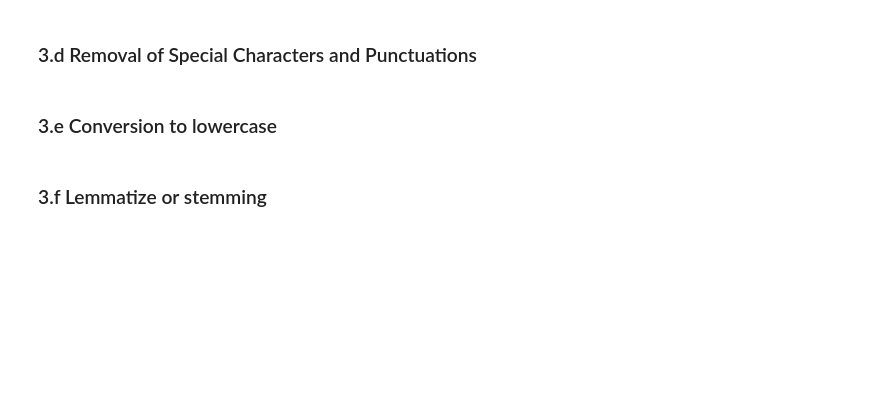
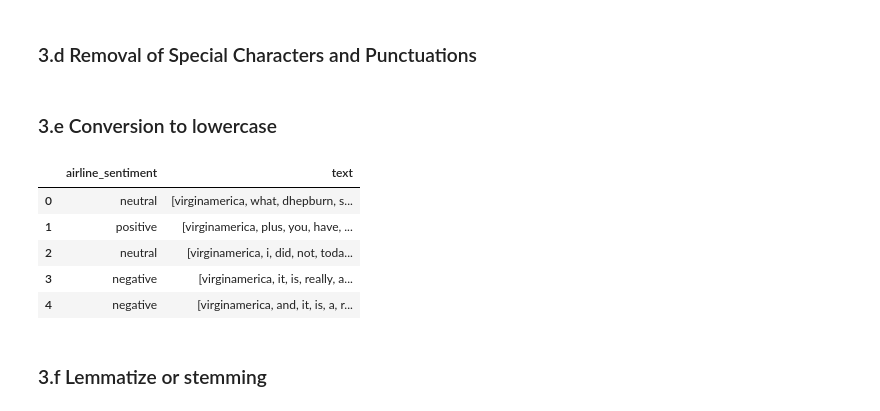
Before and after one commit to vasantbala/vb_ai_course, a Jupyter notebook: NLP/Project/NLP_Project_Rough.ipynb, the cells around one changed output. Cells and saved outputs as stored; diff of their text form; code cells hidden in the pictures; blank space fills up the shorter version.

```diff
--- a/NLP/Project/NLP_Project_Rough.ipynb
+++ b/NLP/Project/NLP_Project_Rough.ipynb
@@ -114,6 +168,33 @@ trimmed_data.head()
 # %% [markdown]
 ### 3.d Removal of Special Characters and Punctuations
+# %%
+def remove_punctuation(words):
+    """Remove punctuation from list of tokenized words"""
+    new_words = []
+    for word in words:
+        new_word = re.sub(r'[^\w\s]', '', word)
+        if new_word != '':
+            new_words.append(new_word)
+    return new_words
+trimmed_data['text'] = trimmed_data['text'].apply(lambda x: remove_punctuation(x))
 # %% [markdown]
 ### 3.e Conversion to lowercase
+# %%
+def to_lowercase(words):
+    """Convert all characters to lowercase from list of tokenized words"""
+    new_words = []
+    for word in words:
+        new_word = word.lower()
+        new_words.append(new_word)
+    return new_words
+trimmed_data['text'] = trimmed_data['text'].apply(lambda x: to_lowercase(x))
+trimmed_data.head()
+# %% [output]
+|  | airline_sentiment | text |
+| 0 | neutral | [virginamerica, what, dhepburn, s... |
+| 1 | positive | [virginamerica, plus, you, have, ... |
+| 2 | neutral | [virginamerica, i, did, not, toda... |
+| 3 | negative | [virginamerica, it, is, really, a... |
+| 4 | negative | [virginamerica, and, it, is, a, r... |
 # %% [markdown]
 ### 3.f Lemmatize or stemming
```
Also changed, not shown: parts of 11 cells of this notebook.
